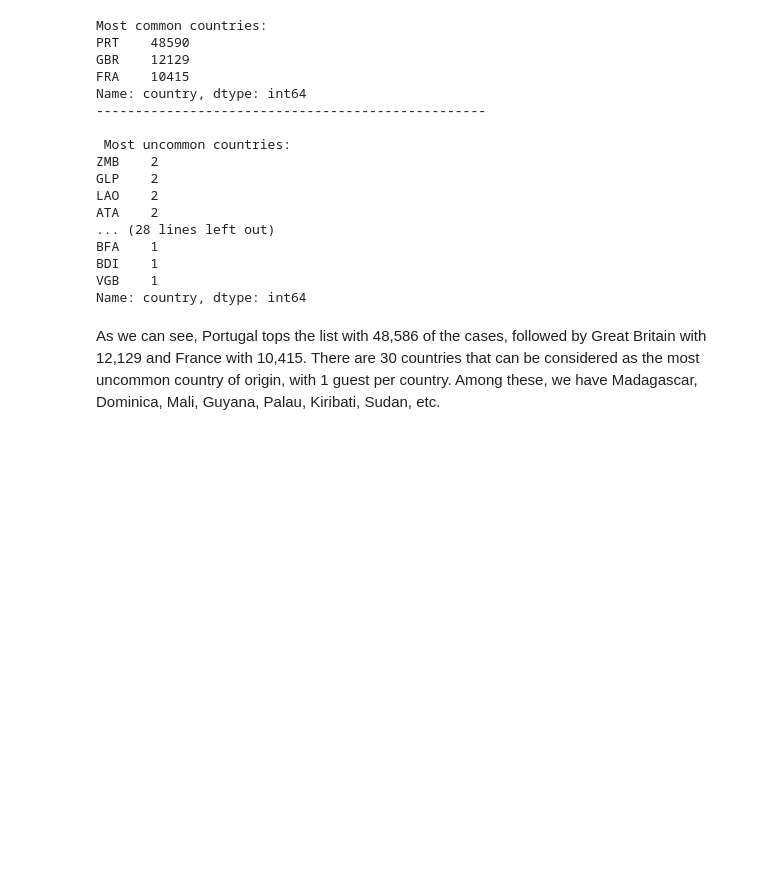
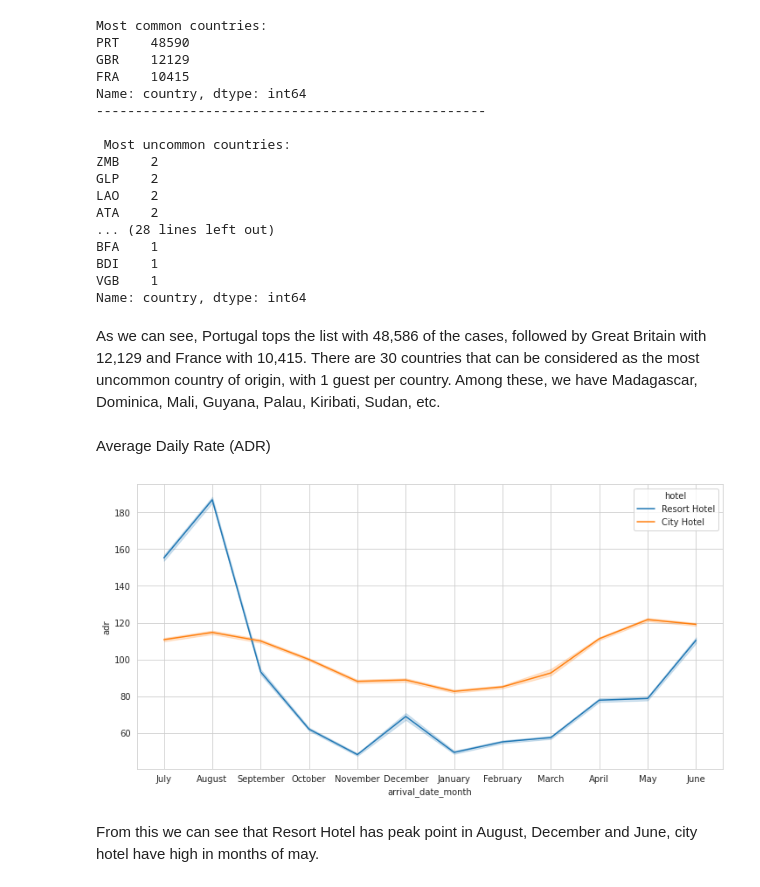
Before and after one commit to VermaSanjayrk/Hotel-booking-Analysis, a Jupyter notebook: Sanjay_Hotel_Booking_Analysis_Capstone_Project.ipynb, the cells around one changed output. Drawn from its saved outputs; the diff is of its cells as text; code cells hidden in the pictures; blank space fills up the shorter version.

```diff
--- a/Sanjay_Hotel_Booking_Analysis_Capstone_Project.ipynb
+++ b/Sanjay_Hotel_Booking_Analysis_Capstone_Project.ipynb
@@ -232,10 +232,3 @@ unknown    16340
 388.0          1
 158.0          1
 Name: agent, Length: 334, dtype: int64
-# %%
-plt.rcParams['figure.figsize']=8,8
-labels=hotel_type.index.tolist()
-sizes=hotel_type.tolist()
-explode=(0,0.1)
-colors=['orange','lightblue']
-plt.pie(sizes,explode=explode,labels=labels,colors=colors,autopct='%1.1f%%',startangle=90,textprops={'fontsize':15})
@@ -314,6 +234,0 @@ Name: arrival_date_month, dtype: int64
-# %%
-arrival_month.plot(kind='barh',color="orange")
-plt.xlabel("count")
-plt.ylabel("Month")
-plt.title("Best time of year to book a hotel room")
-plt.rcParams['figure.figsize']=(15,10)
@@ -889,3 +584,13 @@ Name: country, dtype: int64
 # %% [markdown]
 As we can see, Portugal tops the list with 48,586 of the cases, followed by Great Britain with 12,129 and France with 10,415.
 There are 30 countries that can be considered as the most uncommon country of origin, with 1 guest per country. Among these, we have Madagascar, Dominica, Mali, Guyana, Palau, Kiribati, Sudan, etc.
+# %% [markdown]
+Average Daily Rate (ADR)
+# %%
+plt.figure(figsize=(12,6))
+sns.lineplot(x='arrival_date_month', y='adr', hue='hotel', data= HBA)
+plt.show()
+# %% [output]
+[figure, added]
+# %% [markdown]
+From this we can see that Resort Hotel has peak point in August, December and June, city hotel have high in months of may.
```
Also changed, not shown: parts of 34 cells of this notebook.
